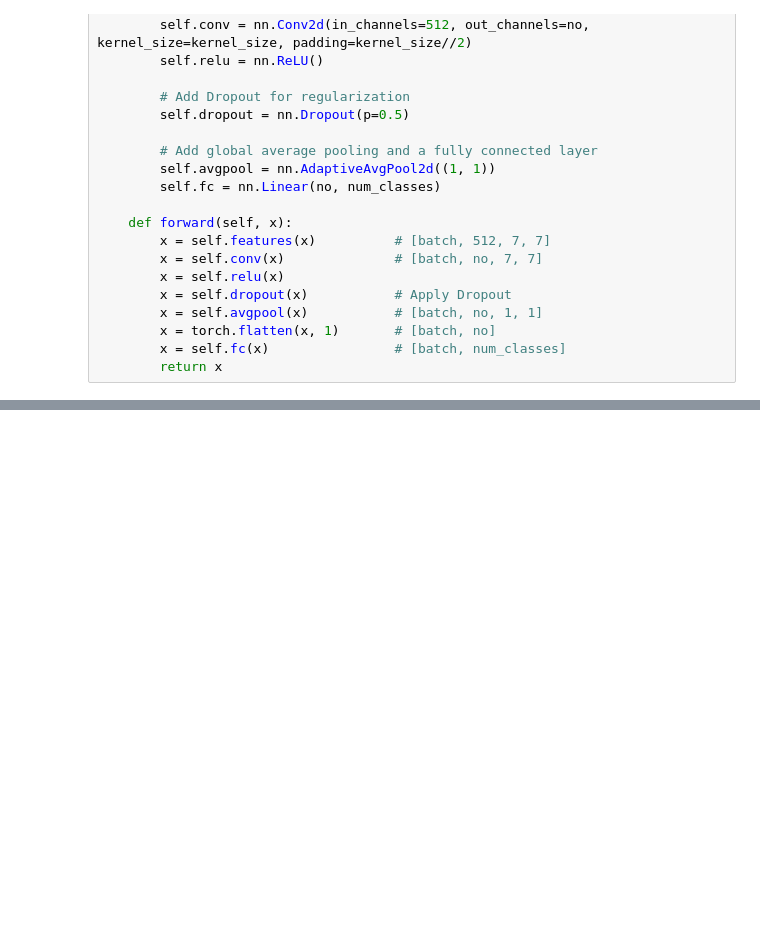
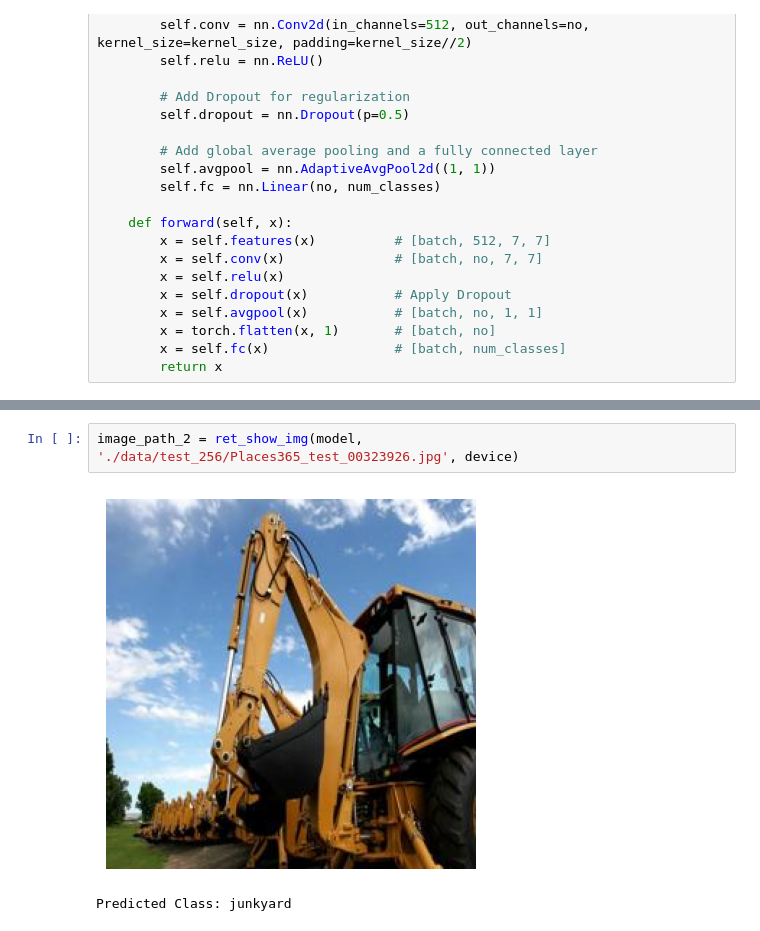
Before and after one commit to YKH2020/CV_Places365, a Jupyter notebook: PlacesClassification_ResNet50_DL.ipynb, the cells around one changed output, grey strips where cells are left out. Cells and saved outputs as stored; diff of their text form; blank space fills up the shorter version.

```diff
--- a/PlacesClassification_ResNet50_DL.ipynb
+++ b/PlacesClassification_ResNet50_DL.ipynb
@@ -515,0 +633,5 @@ KeyboardInterrupt:
+# %%
+image_path_2 = ret_show_img(model, './data/test_256/Places365_test_00323926.jpg', device)
+# %% [output]
+[figure, added]
+Predicted Class: junkyard
```
Also changed, not shown: parts of 18 cells of this notebook, 3 other files.
